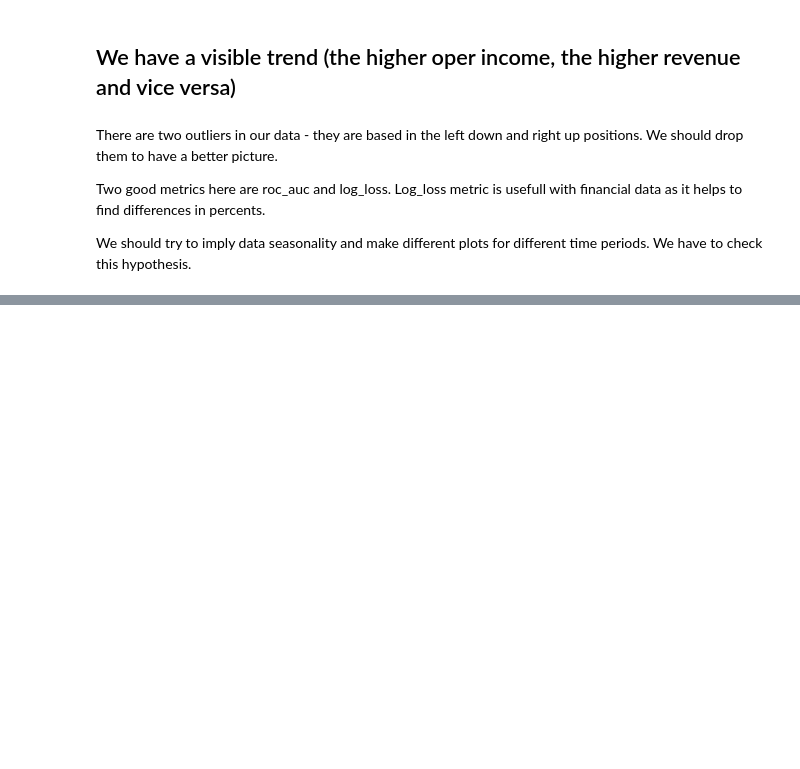
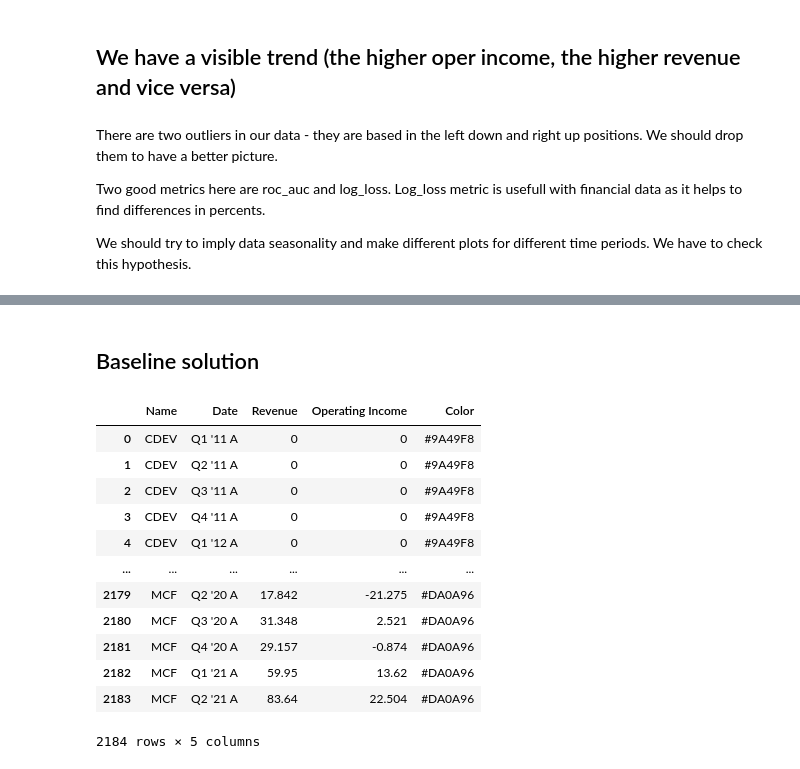
Before and after one commit to andandaks/oilreports, a Jupyter notebook: Oil analyze.ipynb, the cells around one changed output, grey strips where cells are left out. Drawn from its saved outputs; the diff is of its cells as text; code cells hidden in the pictures; blank space fills up the shorter version.

Commit message:
Add files via upload
Baseline solution (doesn't work)

```diff
--- a/Oil analyze.ipynb
+++ b/Oil analyze.ipynb
@@ -129,0 +130,18 @@ plt.show()
+# %% [markdown]
+## Baseline solution
+# %%
+df
+# %% [output]
+|  | Name | Date | Revenue | Operating Income | Color |
+| 0 | CDEV | Q1 '11 A | 0 | 0 | #9A49F8 |
+| 1 | CDEV | Q2 '11 A | 0 | 0 | #9A49F8 |
+| 2 | CDEV | Q3 '11 A | 0 | 0 | #9A49F8 |
+| 3 | CDEV | Q4 '11 A | 0 | 0 | #9A49F8 |
+| 4 | CDEV | Q1 '12 A | 0 | 0 | #9A49F8 |
+| ... | ... | ... | ... | ... | ... |
+| 2179 | MCF | Q2 '20 A | 17.842 | -21.275 | #DA0A96 |
+| 2180 | MCF | Q3 '20 A | 31.348 | 2.521 | #DA0A96 |
+| 2181 | MCF | Q4 '20 A | 29.157 | -0.874 | #DA0A96 |
+| 2182 | MCF | Q1 '21 A | 59.95 | 13.62 | #DA0A96 |
+| 2183 | MCF | Q2 '21 A | 83.64 | 22.504 | #DA0A96 |
+2184 rows × 5 columns
```
Also changed, not shown: parts of 8 cells of this notebook.
